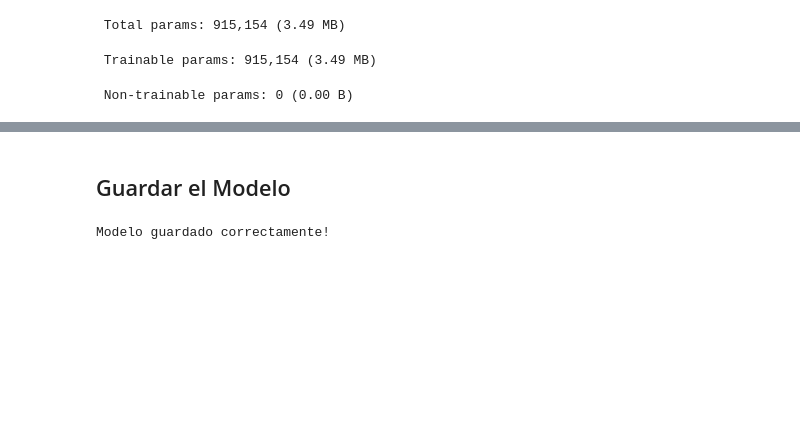
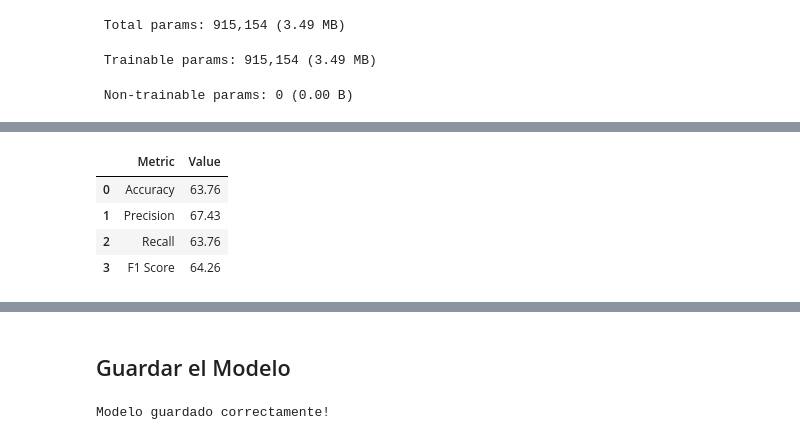
Before and after one commit to ArturoSanRod/OnePieceImage, a Jupyter notebook: modelo_v2.ipynb, the cells around one changed output, grey strips where cells are left out. Drawn from its saved outputs; the diff is of its cells as text; code cells hidden in the pictures; blank space fills up the shorter version.

```diff
--- a/modelo_v2.ipynb
+++ b/modelo_v2.ipynb
@@ -268,3 +268,30 @@ F1 Score : 0.6795333311333324
+# %%
+
+#Creamos un DataFrame para poder visualizar mejor las métricas de nuestro modelo
+results_cnn_v2 = pd.DataFrame({
+    "Metric": [
+        "Accuracy",
+        "Precision",
+        "Recall",
+        "F1 Score"
+    ],
+    "Value": [
+        accuracy * 100,
+        precision * 100,
+        recall * 100,
+        f1 * 100
+    ]
+})
+
+results_cnn_v2["Value"] = results_cnn_v2["Value"].round(2)
+
+results_cnn_v2
+# %% [output]
+|  | Metric | Value |
+| 0 | Accuracy | 63.76 |
+| 1 | Precision | 67.43 |
+| 2 | Recall | 63.76 |
+| 3 | F1 Score | 64.26 |
 # %%
 frame = pd.DataFrame(history.history)
 
```
Also changed, not shown: parts of 6 cells of this notebook, 18 other files.
